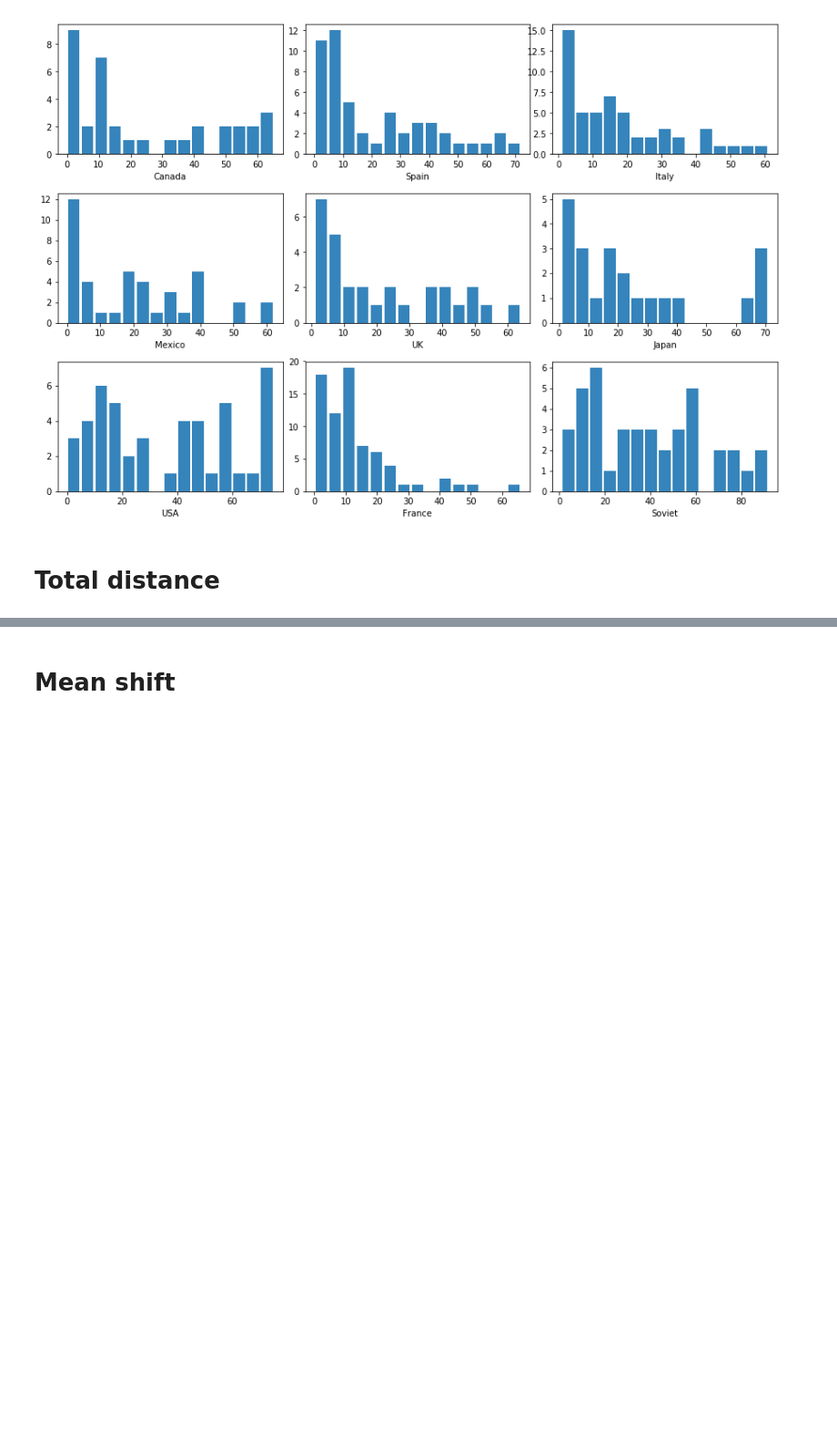
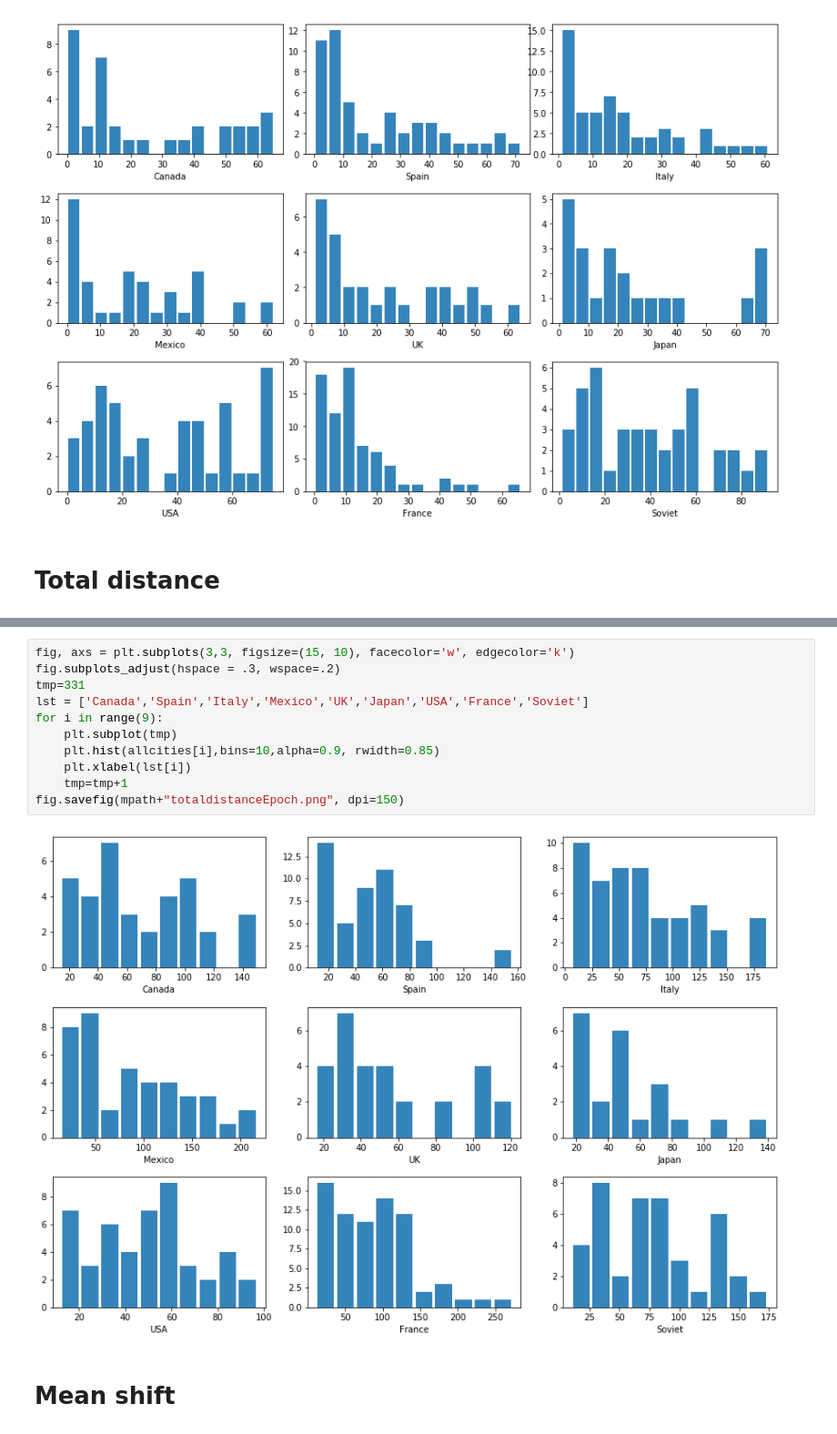
Before and after one commit to rmurcioUCL/RankDiversity, a Jupyter notebook: code/rankcities.ipynb, the cells around one changed output, grey strips where cells are left out. Shown: that part at 91% size. Drawn from its saved outputs; the diff is of its cells as text; blank space fills up the shorter version.

```diff
--- a/code/rankcities.ipynb
+++ b/code/rankcities.ipynb
@@ -510,3 +549,16 @@ fig.savefig(mpath+"totaldistanceSeeds.png", dpi=150)
+# %%
+fig, axs = plt.subplots(3,3, figsize=(15, 10), facecolor='w', edgecolor='k')
+fig.subplots_adjust(hspace = .3, wspace=.2)
+tmp=331
+lst = ['Canada','Spain','Italy','Mexico','UK','Japan','USA','France','Soviet']
+for i in range(9):
+    plt.subplot(tmp)
+    plt.hist(allcities[i],bins=10,alpha=0.9, rwidth=0.85)
+    plt.xlabel(lst[i])
+    tmp=tmp+1
+fig.savefig(mpath+"totaldistanceEpoch.png", dpi=150)
+# %% [output]
+[figure, added]
 # %% [markdown]
 # Mean shift
 # %%
```
Also changed, not shown: parts of 9 cells of this notebook, 5 other files.
